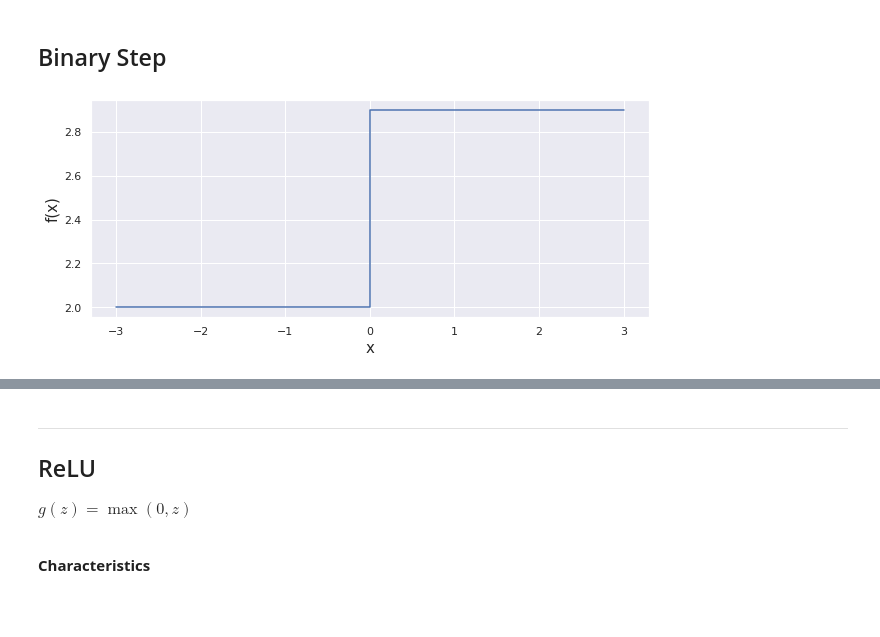
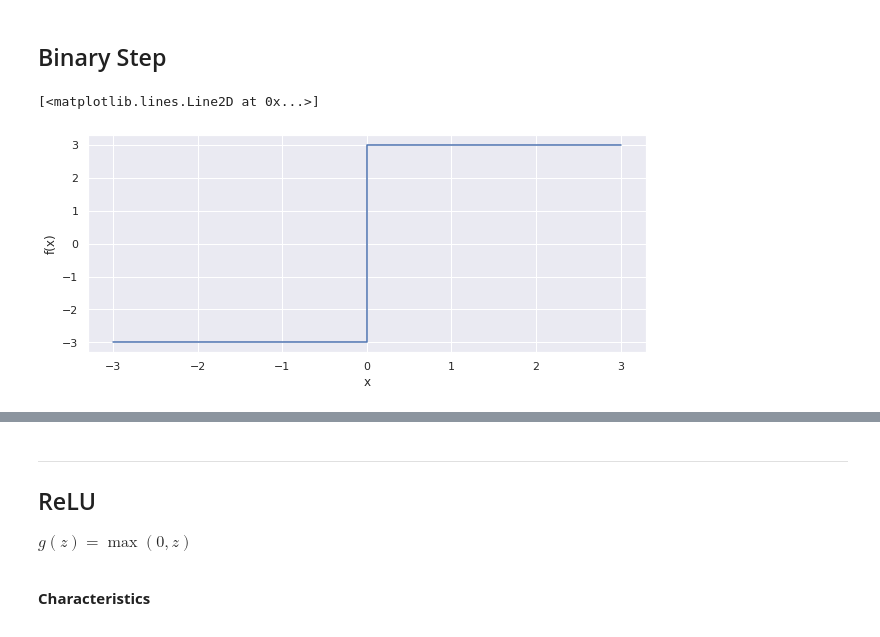
Before and after one commit to deltorobarba/sciences, a Jupyter notebook: activation.ipynb, the cells around one changed output, grey strips where cells are left out. Drawn from its saved outputs; the diff is of its cells as text; code cells hidden in the pictures.

```diff
--- a/activation.ipynb
+++ b/activation.ipynb
@@ -49,12 +49,10 @@ https://github.com/adl1995/adl1995.github.io/blob/master/notebooks/Activation%20
 ## Binary Step
 # %%
 x = [-3, -2, -1, 0, 1, 2, 3]
-y = [2, 2, 2, 2, 2.9, 2.9, 2.9]
-sns.set(rc={'figure.figsize':(10, 4)})
+y = [-3, -3, -3, -3, 3, 3, 3]
+# y = [2, 2, 2, 2, 2.9, 2.9, 2.9]
+plt.xlabel('x'), plt.ylabel('f(x)')
 plt.step(x, y)
-plt.grid(True)
-plt.xlabel('x', fontsize=15)
-plt.ylabel('f(x)', fontsize=15)
-plt.savefig('step.svg', format='svg')
 # %% [output]
+[<matplotlib.lines.Line2D at 0x...>]
-[figure, old version]
+[figure, new version]
```
Also changed, not shown: parts of 11 cells of this notebook.
